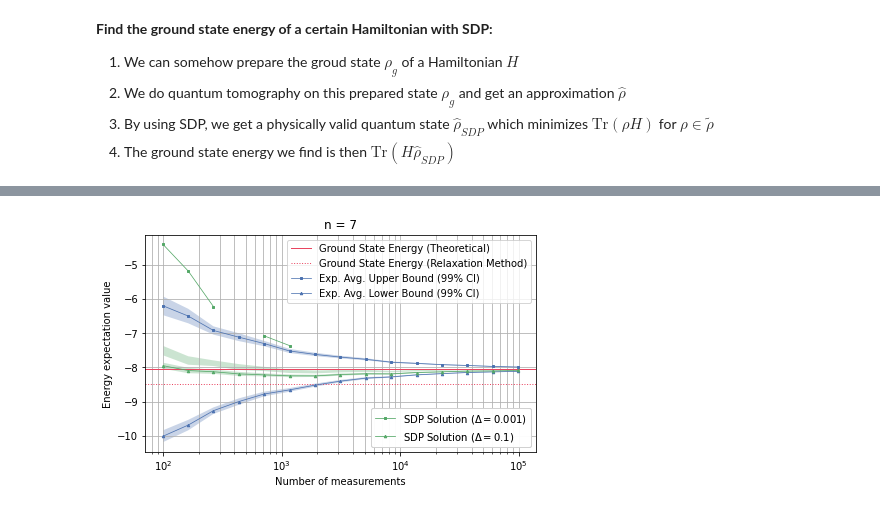
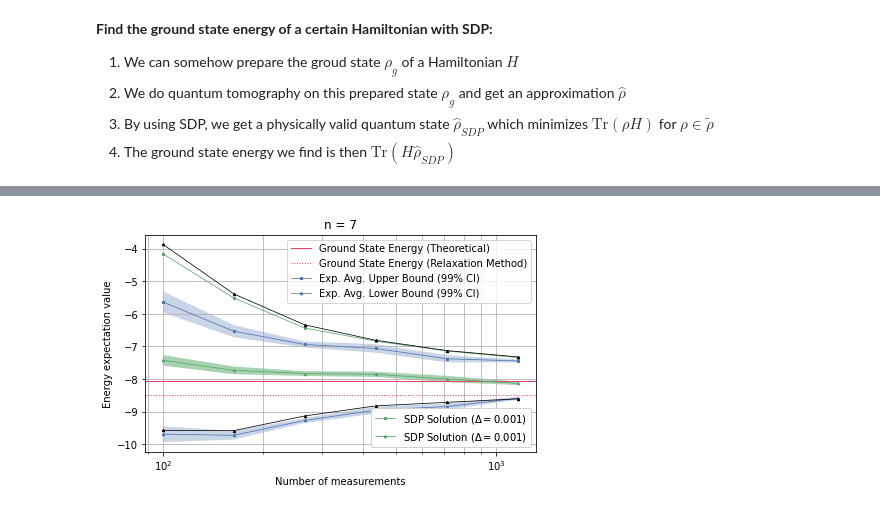
Before and after one commit to ZheruiWANG/SDP-for-VQE, a Jupyter notebook: More-Qubit Pro v3.0/plot.ipynb, the cells around one changed output, grey strips where cells are left out. Saved outputs shown, nothing was run; the diff lists cells and outputs as text; code cells hidden in the pictures.

```diff
--- a/More-Qubit Pro v3.0/plot.ipynb
+++ b/More-Qubit Pro v3.0/plot.ipynb
@@ -1052,19 +1052,20 @@ lower_bound = lower_bound_with_SDP(H_local, N, M, K, P)
 
 num_data_point = 15 # number of N_meas that we select to run
 N_meas_list = N_meas_list_func(100, 100000, num_data_point) # A list of number of measurement performed in all basis
+N_meas_list = N_meas_list[0:6]
 num_of_shot = 100 # Number of repeatation of the experiment
 
 # Import the dataset of SDP results
-threshold_upper = 0.001
-filename_upper = 'data_N' + str(N) + '_threshold' + str(threshold_upper)
-path_upper = f'results_dataset/{filename_upper}.npy'
+threshold_max = 0.001
+filename_max = 'data_N' + str(N) + '_threshold' + str(threshold_max) + '_max'
+path_upper = f'{filename_max}.npy'
 data_upper = np.load(path_upper, allow_pickle=True)
 data_upper = data_upper.item()
-E_mean_upper, E_std_upper = process_SDP_dataset(data_upper, num_of_shot, num_data_point)
+E_mean_max, E_std_max = process_SDP_dataset(data_upper, num_of_shot, num_data_point)
 
-threshold_lower = 0.1
-filename_lower = 'data_N' + str(N) + '_threshold' + str(threshold_lower)
-path_lower = f'results_dataset/{filename_lower}.npy'
+threshold_min = 0.001
+filename_min = 'data_N' + str(N) + '_threshold' + str(threshold_min) + '_min'
+path_lower = f'{filename_min}.npy'
 data_lower = np.load(path_lower, allow_pickle=True)
 data_lower = data_lower.item()
-E_mean_lower, E_std_lower = process_SDP_dataset(data_lower, num_of_shot, num_data_point)
+E_mean_min, E_std_min = process_SDP_dataset(data_lower, num_of_shot, num_data_point)
@@ -1081,8 +1101,8 @@ label_1 = "Ground State Energy (Theoretical)"
 label_2 = "Ground State Energy (Relaxation Method)"
 label_3 = "Exp. Avg. Upper Bound (99% CI)"
 label_4 = "Exp. Avg. Lower Bound (99% CI)"
-label_5 = f"SDP Solution ($\\Delta={threshold_upper}$)"
-label_6 = f"SDP Solution ($\\Delta={threshold_lower}$)"
+label_5 = f"SDP Solution ($\\Delta={threshold_max}$)"
+label_6 = f"SDP Solution ($\\Delta={threshold_min}$)"
 
 plt.axhline(y = ground_state_energy, color='#E94560', linestyle='-', linewidth=1, label=label_1)
 plt.axhline(y = lower_bound, color='#E94560', linestyle=':', linewidth=1, label=label_2)
@@ -1096,40 +1116,43 @@ color_code_list = [rgb_to_hex(color_palette[0]), rgb_to_hex(color_palette[0]),
                    rgb_to_hex(color_palette[2]), rgb_to_hex(color_palette[2])]
 
 # Draw the curves
-c3, = plt.plot(N_meas_list, E_mean_upper['E_max'], color=color_code_list[0], linewidth=0.75, marker='s', markersize=2.5, label=label_3)
-c4, = plt.plot(N_meas_list, E_mean_upper['E_min'], color=color_code_list[0], linewidth=0.75, marker='^', markersize=2.5, label=label_4)
-c5, = plt.plot(N_meas_list, E_mean_upper['E_max_C01'], color=color_code_list[2], linewidth=0.75, marker='s', markersize=2.5, label=label_5)
-c6, = plt.plot(N_meas_list, E_mean_lower['E_min_C01'], color=color_code_list[2], linewidth=0.75, marker='^', markersize=2.5, label=label_6)
+c3, = plt.plot(N_meas_list, E_mean_min['E_max'], color=color_code_list[0], linewidth=0.75, marker='s', markersize=2.5, label=label_3)
+c4, = plt.plot(N_meas_list, E_mean_min['E_min'], color=color_code_list[0], linewidth=0.75, marker='^', markersize=2.5, label=label_4)
+c5, = plt.plot(N_meas_list, E_mean_max['E_max_C01'], color=color_code_list[2], linewidth=0.75, marker='s', markersize=2.5, label=label_5)
+c6, = plt.plot(N_meas_list, E_mean_min['E_min_C01'], color=color_code_list[2], linewidth=0.75, marker='^', markersize=2.5, label=label_6)
+
+plt.plot(N_meas_list, E_mean_max['E_max_C0'], color='k', linewidth=0.75, marker='^', markersize=2.5, label='C1')
+plt.plot(N_meas_list, E_mean_min['E_min_C0'], color='k', linewidth=0.75, marker='^', markersize=2.5, label="C1")
 
 # Draw the shades
 for key in type_of_constraints:
     i = type_of_constraints.index(key)
-    plt.fill_between(N_meas_list, E_mean_upper[key]-2.58*E_std_upper[key], E_mean_upper[key]+2.58*E_std_upper[key], facecolor=color_code_list[i], alpha=0.3)
-plt.fill_between(N_meas_list, E_mean_lower['E_min_C01']-2.58*E_std_lower['E_min_C01'], E_mean_lower['E_min_C01']+2.58*E_std_lower['E_min_C01'], facecolor=color_code_list[i], alpha=0.3)
+    plt.fill_between(N_meas_list, E_mean_min[key]-2.58*E_std_min[key], E_mean_min[key]+2.58*E_std_min[key], facecolor=color_code_list[i], alpha=0.3)
+plt.fill_between(N_meas_list, E_mean_min['E_min_C01']-2.58*E_std_min['E_min_C01'], E_mean_min['E_min_C01']+2.58*E_std_min['E_min_C01'], facecolor=color_code_list[i], alpha=0.3)
 
 
 # Create two separate legend objects
 legend1 = plt.legend([label_1, label_2, label_3, label_4], loc='upper right')
 
 # Assuming you have threshold_upper and threshold_lower values defined
 legend2 = plt.legend([c5, c6], [label_5, label_6], loc='lower right')
 
 # Add both legend objects to the plot using add_artist()
 plt.gca().add_artist(legend1)
 plt.gca().add_artist(legend2)
 
 plt.xscale('log')
 plt.title('n = %s' % N)
 plt.xlabel('Number of measurements')
 plt.ylabel('Energy expectation value')
 plt.grid(True, which="both", ls="-")
 
 figurename = 'data_N' + str(N) + '.pdf'
 figurepath = f'figures/{figurename}'
 plt.savefig(figurepath)
 plt.show()
 # %% [output]
-[figure, old version]
+[figure, new version]
 # %%
 N = 3 # Number of qubits of the entire system
 M = 2 # Number of qubits of subsystems
```
Also changed, not shown: parts of 4 cells of this notebook, 5 other files.
